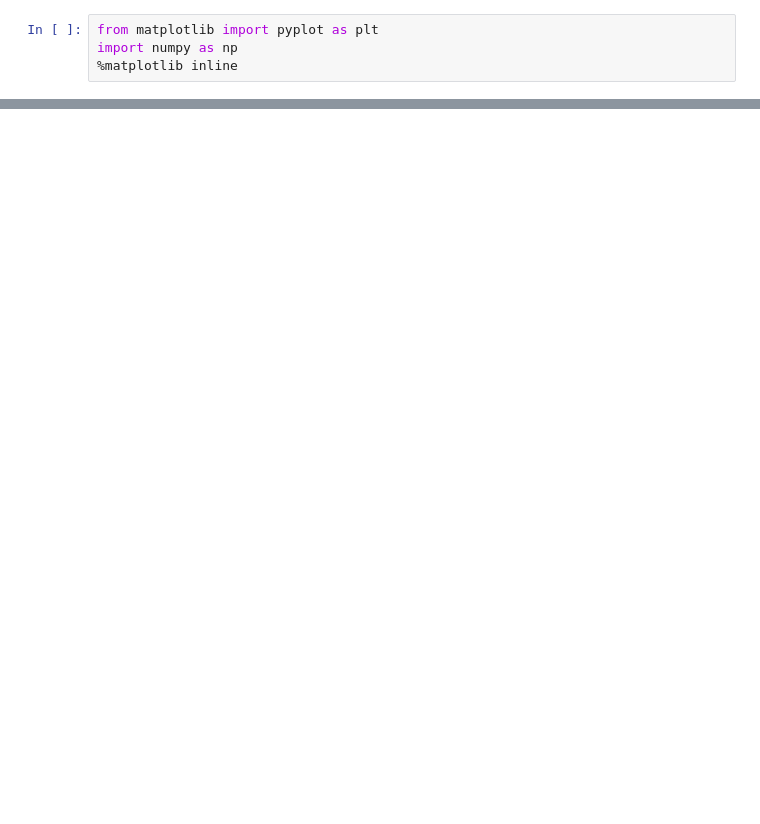
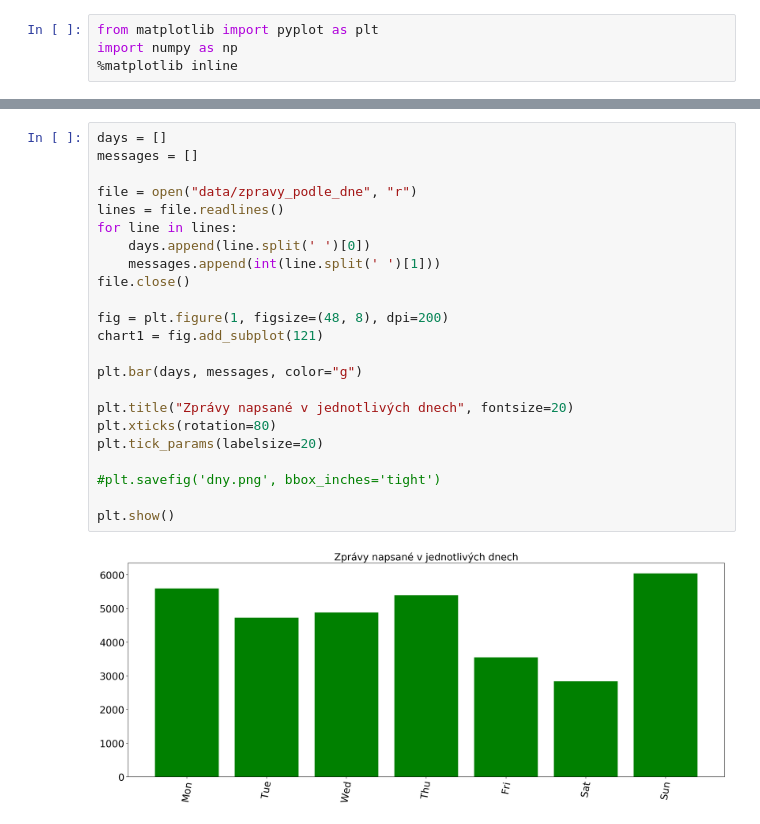
Before and after one commit to b4lldr/spolecenstvo-krabu, a Jupyter notebook: Data Visualization.ipynb, the cells around one changed output, grey strips where cells are left out. Saved outputs shown, nothing was run; the diff lists cells and outputs as text; blank space fills up the shorter version.

```diff
--- a/Data Visualization.ipynb
+++ b/Data Visualization.ipynb
@@ -108,0 +154,25 @@ plt.show()
+# %%
+days = []
+messages = []
+
+file = open("data/zpravy_podle_dne", "r")
+lines = file.readlines()
+for line in lines:
+    days.append(line.split(' ')[0])
+    messages.append(int(line.split(' ')[1]))
+file.close()
+
+fig = plt.figure(1, figsize=(48, 8), dpi=200)
+chart1 = fig.add_subplot(121)
+
+plt.bar(days, messages, color="g")
+
+plt.title("Zprávy napsané v jednotlivých dnech", fontsize=20)
+plt.xticks(rotation=80)
+plt.tick_params(labelsize=20)
+
+#plt.savefig('dny.png', bbox_inches='tight')
+
+plt.show()
+# %% [output]
+[figure, added]
```
Also changed, not shown: parts of 4 cells of this notebook, 5 other files.
